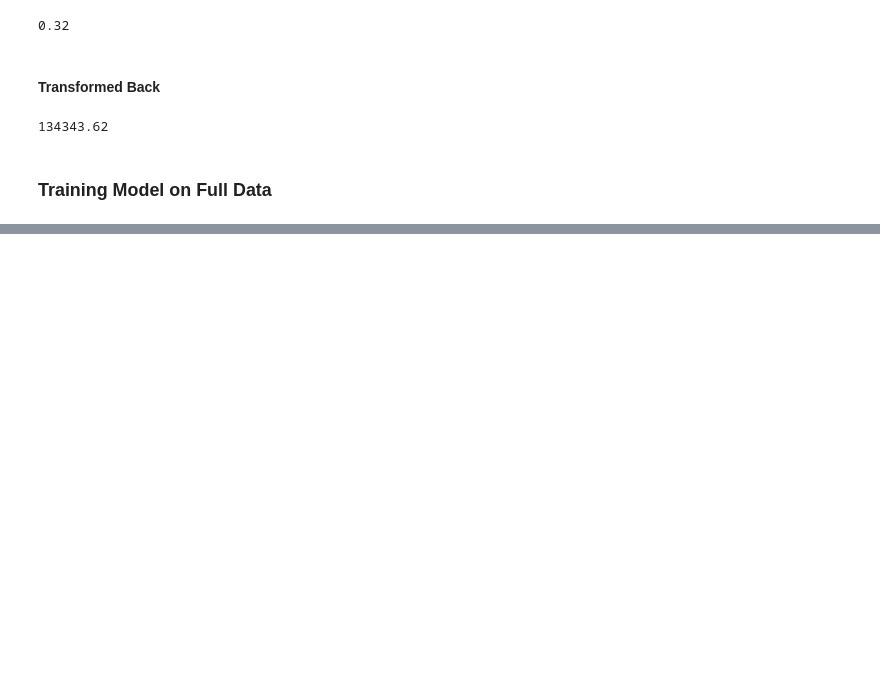
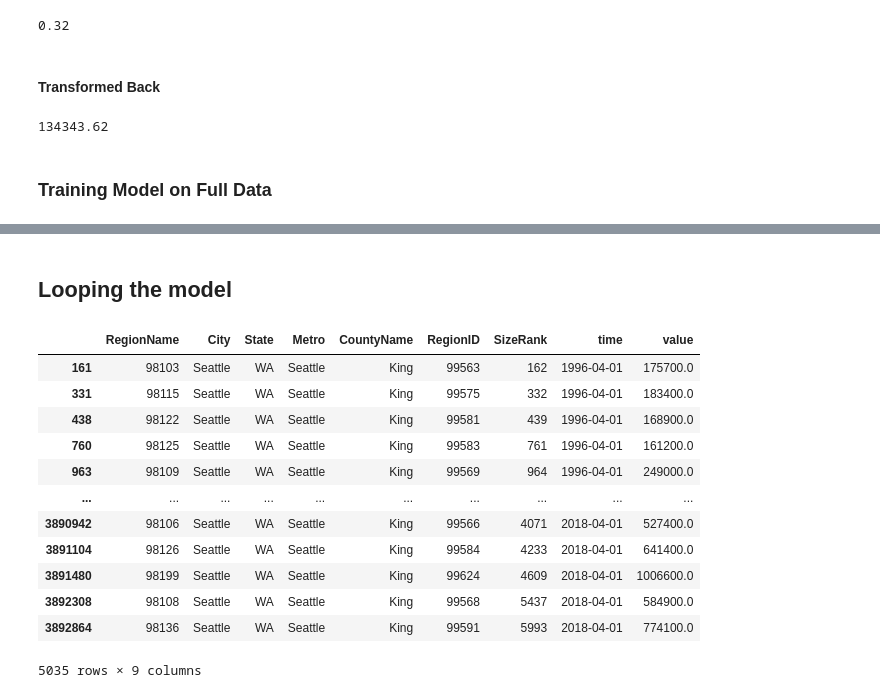
Before and after one commit to Grimmethy/Flatironmod4, a Jupyter notebook: time-series/Final.ipynb, the cells around one changed output, grey strips where cells are left out. Drawn from its saved outputs; the diff is of its cells as text; code cells hidden in the pictures; blank space fills up the shorter version.

```diff
--- a/time-series/Final.ipynb
+++ b/time-series/Final.ipynb
@@ -561,3 +574,23 @@ plt.legend(loc='upper left', fontsize=8)
 plt.show()
 # %% [output]
 [drawing not drawn]
+# %% [markdown]
+## Looping the model
+# %%
+df_seattle = df_main[df_main["City"] == 'Seattle']
+# %%
+df_seattle
+# %% [output]
+|  | RegionName | City | State | Metro | CountyName | RegionID | SizeRank | time | value |
+| 161 | 98103 | Seattle | WA | Seattle | King | 99563 | 162 | 1996-04-01 | 175700.0 |
+| 331 | 98115 | Seattle | WA | Seattle | King | 99575 | 332 | 1996-04-01 | 183400.0 |
+| 438 | 98122 | Seattle | WA | Seattle | King | 99581 | 439 | 1996-04-01 | 168900.0 |
+| 760 | 98125 | Seattle | WA | Seattle | King | 99583 | 761 | 1996-04-01 | 161200.0 |
+| 963 | 98109 | Seattle | WA | Seattle | King | 99569 | 964 | 1996-04-01 | 249000.0 |
+| ... | ... | ... | ... | ... | ... | ... | ... | ... | ... |
+| 3890942 | 98106 | Seattle | WA | Seattle | King | 99566 | 4071 | 2018-04-01 | 527400.0 |
+| 3891104 | 98126 | Seattle | WA | Seattle | King | 99584 | 4233 | 2018-04-01 | 641400.0 |
+| 3891480 | 98199 | Seattle | WA | Seattle | King | 99624 | 4609 | 2018-04-01 | 1006600.0 |
+| 3892308 | 98108 | Seattle | WA | Seattle | King | 99568 | 5437 | 2018-04-01 | 584900.0 |
+| 3892864 | 98136 | Seattle | WA | Seattle | King | 99591 | 5993 | 2018-04-01 | 774100.0 |
+5035 rows × 9 columns
```
Also changed, not shown: parts of 37 cells of this notebook, 1 other file.
